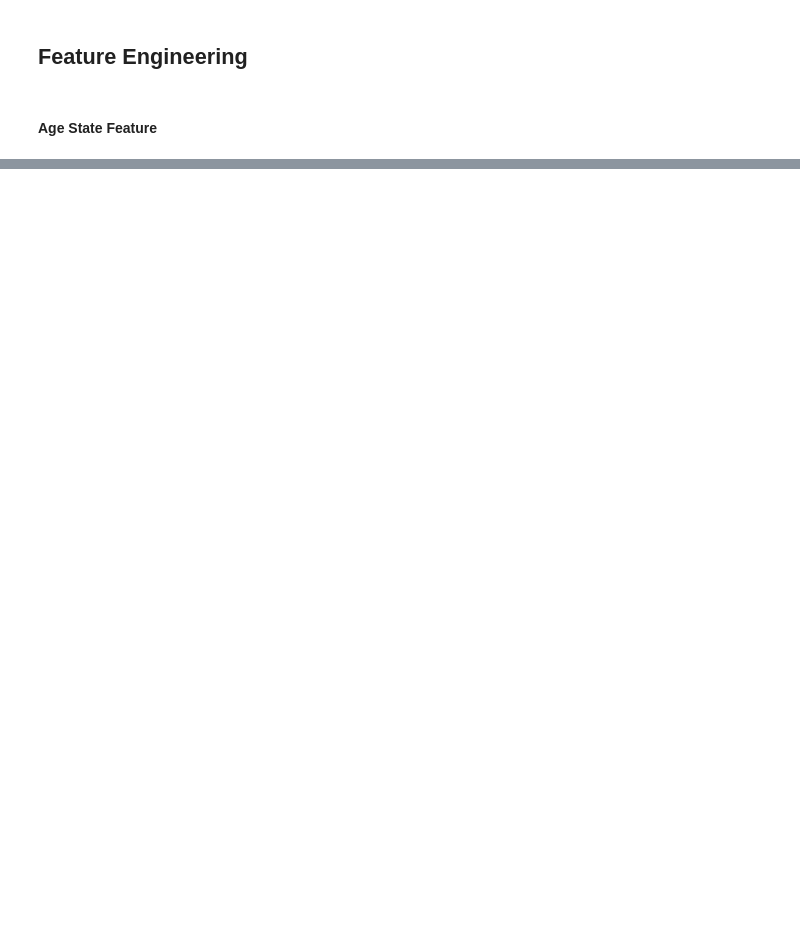
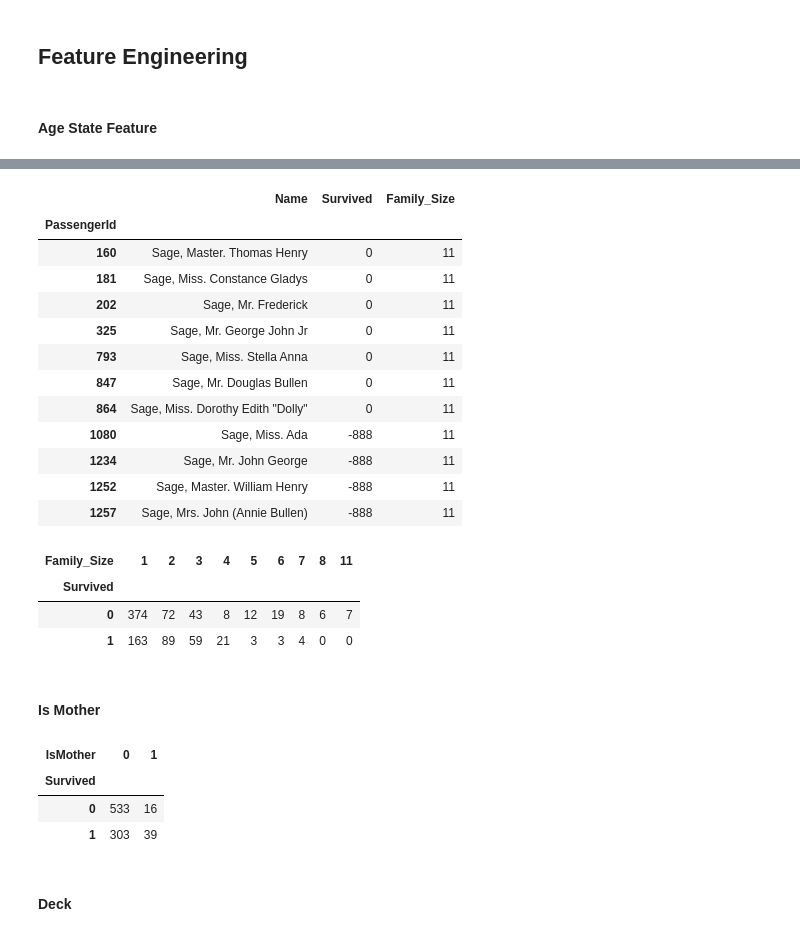
Before and after one commit to zeusari/Machine-Learning, a Jupyter notebook: notebooks/exploring-processing_data.ipynb, the cells around one changed output, grey strips where cells are left out. Saved outputs shown, nothing was run; the diff lists cells and outputs as text; code cells hidden in the pictures; blank space fills up the shorter version.

```diff
--- a/notebooks/exploring-processing_data.ipynb
+++ b/notebooks/exploring-processing_data.ipynb
@@ -779,0 +812,25 @@ df['Age_State'] = np.where(df['Age'] >= 18, 'Adults', 'Child')
+# %%
+df.loc[df.Family_Size == df.Family_Size.max(), ['Name', 'Survived', 'Family_Size']]
+# %% [output]
+|  | Name | Survived | Family_Size |
+| PassengerId |  |  |  |
+| 160 | Sage, Master. Thomas Henry | 0 | 11 |
+| 181 | Sage, Miss. Constance Gladys | 0 | 11 |
+| 202 | Sage, Mr. Frederick | 0 | 11 |
+| 325 | Sage, Mr. George John Jr | 0 | 11 |
+| 793 | Sage, Miss. Stella Anna | 0 | 11 |
+| 847 | Sage, Mr. Douglas Bullen | 0 | 11 |
+| 864 | Sage, Miss. Dorothy Edith "Dolly" | 0 | 11 |
+| 1080 | Sage, Miss. Ada | -888 | 11 |
+| 1234 | Sage, Mr. John George | -888 | 11 |
+| 1252 | Sage, Master. William Henry | -888 | 11 |
+| 1257 | Sage, Mrs. John (Annie Bullen) | -888 | 11 |
+# %%
+pd.crosstab(df[df.Survived != -888].Survived, df[df.Survived != -888].Family_Size)
+# %% [output]
+| Family_Size | 1 | 2 | 3 | 4 | 5 | 6 | 7 | 8 | 11 |
+| Survived |  |  |  |  |  |  |  |  |  |
+| 0 | 374 | 72 | 43 | 8 | 12 | 19 | 8 | 6 | 7 |
+| 1 | 163 | 89 | 59 | 21 | 3 | 3 | 4 | 0 | 0 |
+# %% [markdown]
+#### Is Mother
@@ -779,0 +839,9 @@ df['Age_State'] = np.where(df['Age'] >= 18, 'Adults', 'Child')
+# %%
+pd.crosstab(df[df.Survived != -888].Survived, df[df.Survived != -888].IsMother)
+# %% [output]
+| IsMother | 0 | 1 |
+| Survived |  |  |
+| 0 | 533 | 16 |
+| 1 | 303 | 39 |
+# %% [markdown]
+#### Deck
```
Also changed, not shown: parts of 28 cells of this notebook.
